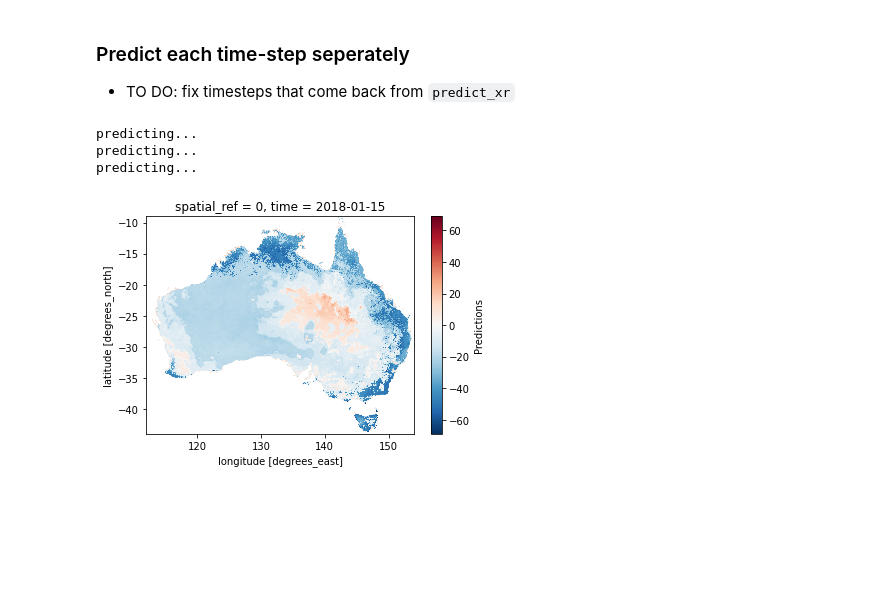
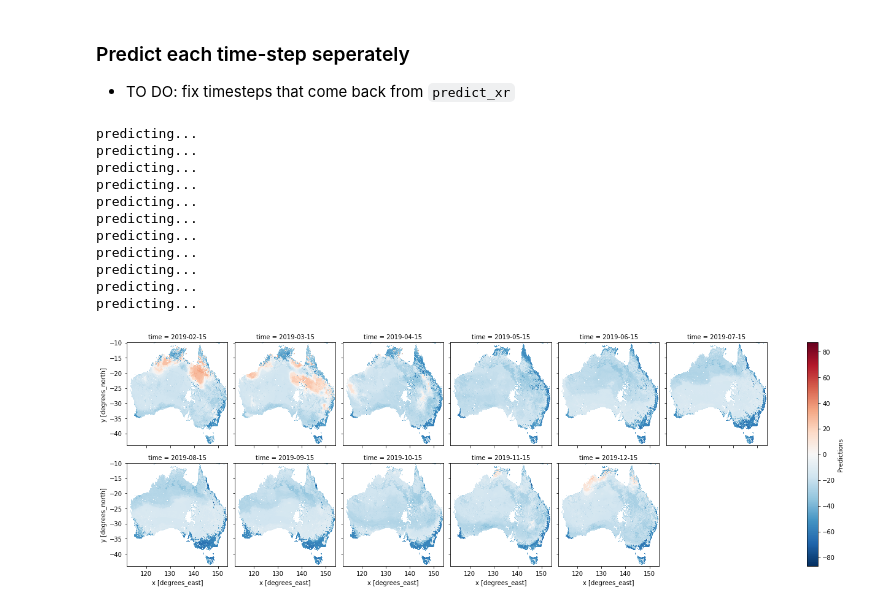
Before and after one commit to cbur24/NEE_modelling, a Jupyter notebook: 3_Predict.ipynb, the cells around one changed output. Cells and saved outputs as stored; diff of their text form; code cells hidden in the pictures; blank space fills up the shorter version.

```diff
--- a/3_Predict.ipynb
+++ b/3_Predict.ipynb
@@ -46,0 +49,2 @@ https://scikit-learn.org/stable/modules/model_persistence.html#security-maintain
+# %%
+data = xr.open_dataset('/g/data/os22/chad_tmp/NEE_modelling/results/input_data/input_data_2019.nc')
@@ -47,10 +62,16 @@ https://scikit-learn.org/stable/modules/model_persistence.html#security-maintain
+# %%
+data = data[['tavg','soil_moisture','srad','rain','LAI','vpd','tavg_L1','soil_moisture_L1','srad_L1','rain_L1','LAI_L1','vpd_L1']]
 # %% [markdown]
 ### Predict each time-step seperately
 
 - TO DO: fix timesteps that come back from `predict_xr`
+# %%
+# data=data.rename({'latitude':'y', 'longitude':'x'})
+mask = ~np.isnan(data.LAI.isel(time=1))
 # %%
 results = []
-for i in range(1, 4): #start from 1 as forst time-step doesn't have lags
+for i in range(1, len(data)): #start from 1 as forst time-step doesn't have lags
+    #print(data.isel(time=i).chunk(dict(x=1000,y=1000)))
     predicted = predict_xr(model,
                         data.isel(time=i).chunk(dict(x=1000,y=1000)),
                         proba=False,
@@ -58,14 +79,23 @@ for i in range(1, 4): #start from 1 as forst time-step doesn't have lags
                           ).compute()
 
     predicted = predicted.Predictions.where(mask)
+    predicted['time'] = data.isel(time=i).time.values
     results.append(predicted)
 # %% [output]
 predicting...
 predicting...
 predicting...
+predicting...
+predicting...
+predicting...
+predicting...
+predicting...
+predicting...
+predicting...
+predicting...
 # %%
 nee = xr.concat(results, dim='time')
 # %%
-nee.isel(time=1).plot.imshow();
+nee.plot.imshow(col='time', col_wrap=6);
 # %% [output]
-[figure, old version]
+[figure, new version]
```
Also changed, not shown: parts of 6 cells of this notebook, 10 other files.
